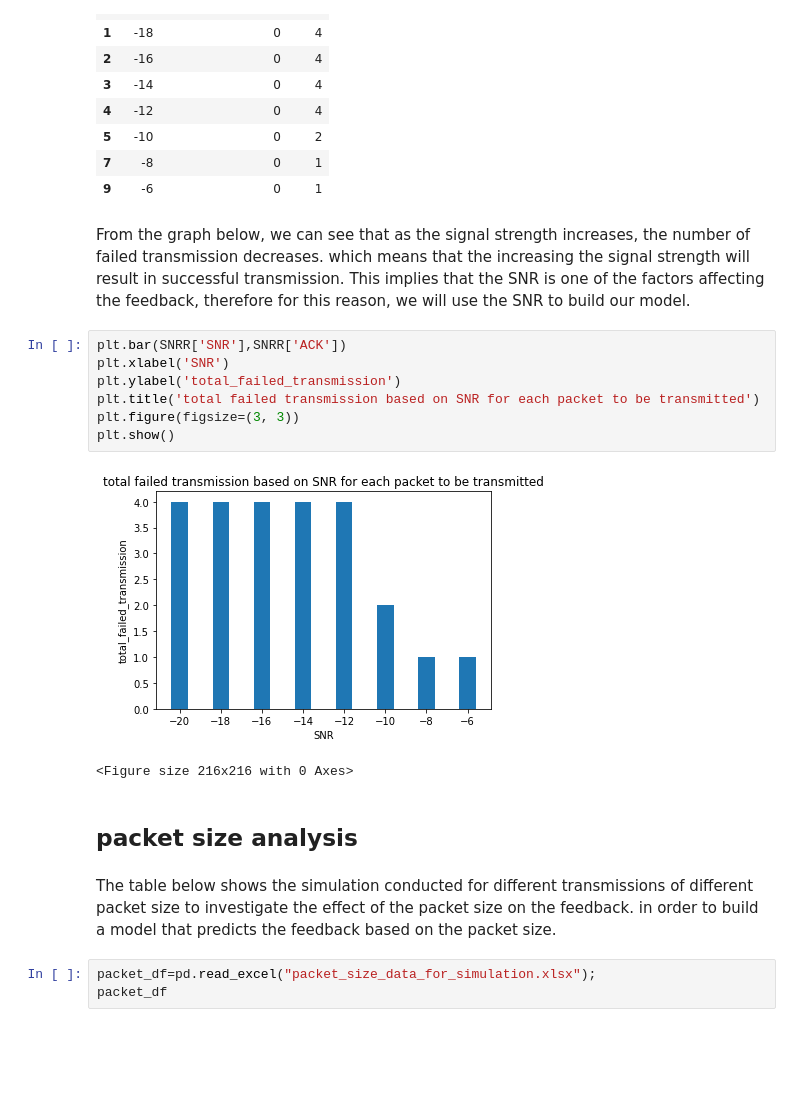
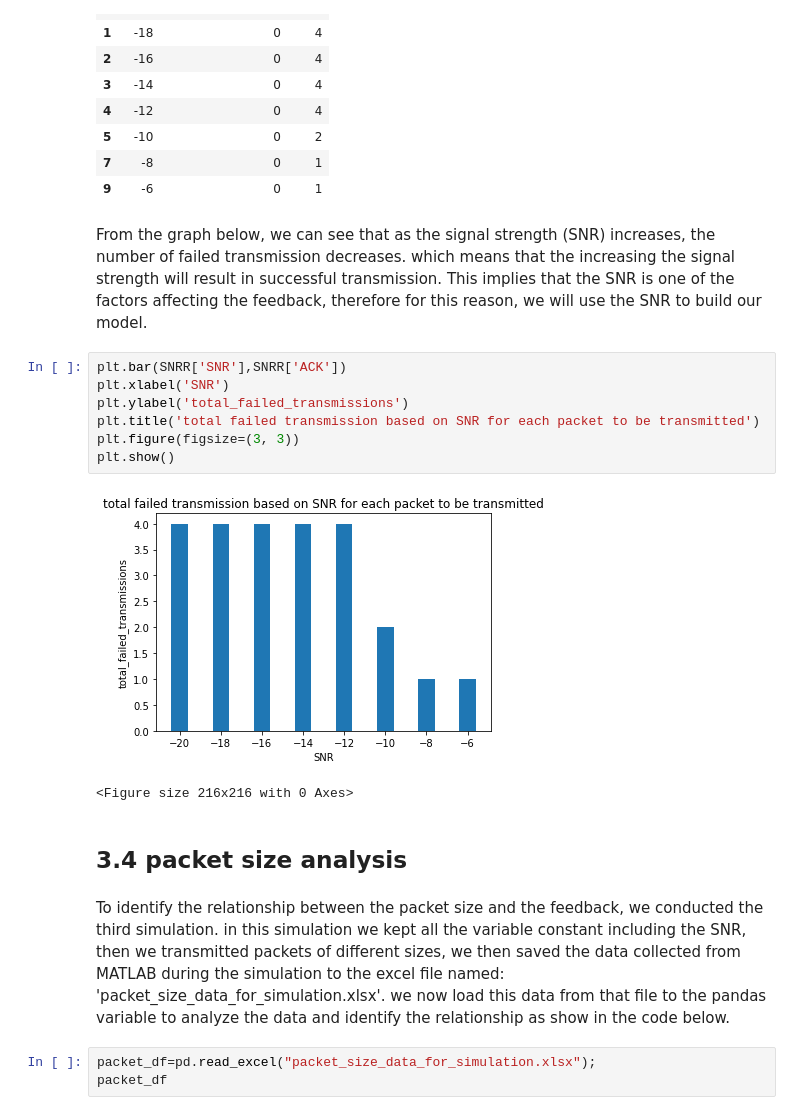
Before and after one commit to mahhembe/Research-project, a Jupyter notebook: Research_model_building.ipynb, the cells around one changed output. Cells and saved outputs as stored; diff of their text form; blank space fills up the shorter version.

```diff
--- a/Research_model_building.ipynb
+++ b/Research_model_building.ipynb
@@ -195,21 +225,21 @@ SNRR
 | 7 | -8 | 0 | 1 |
 | 9 | -6 | 0 | 1 |
 # %% [markdown]
-From the graph below, we can see that as the signal strength increases, the number of failed transmission decreases. which means that the increasing the signal strength will result in successful transmission. This implies that the SNR is one of the factors affecting the feedback, therefore for this reason, we will use the SNR to build our model.
+From the graph below, we can see that as the signal strength (SNR) increases, the number of failed transmission decreases. which means that the increasing the signal strength will result in successful transmission. This implies that the SNR is one of the factors affecting the feedback, therefore for this reason, we will use the SNR to build our model.
 # %%
 plt.bar(SNRR['SNR'],SNRR['ACK'])
 plt.xlabel('SNR')
-plt.ylabel('total_failed_transmission')
+plt.ylabel('total_failed_transmissions')
 plt.title('total failed transmission based on SNR for each packet to be transmitted')
 plt.figure(figsize=(3, 3))
 plt.show()
 # %% [output]
-[figure, old version]
+[figure, new version]
 <Figure size 216x216 with 0 Axes>
 # %% [markdown]
-## packet size analysis
+## 3.4 packet size analysis
-# %% [markdown]
-The table below shows the simulation conducted for different transmissions of different packet size to investigate the effect of the packet size on the feedback. in order to build a model that predicts the feedback based on the packet size.
+# %% [markdown]
+To identify the relationship between the packet size and the feedback, we conducted the third simulation. in this simulation we kept all the variable constant including the SNR, then we transmitted packets of different sizes, we then saved the data collected from MATLAB during the simulation to the excel file named: 'packet_size_data_for_simulation.xlsx'. we now load this data from that file to the pandas variable to analyze the data and identify the relationship as show in the code below.
 # %%
 packet_df=pd.read_excel("packet_size_data_for_simulation.xlsx");
 packet_df
```
Also changed, not shown: parts of 72 cells of this notebook, 1 other file.
